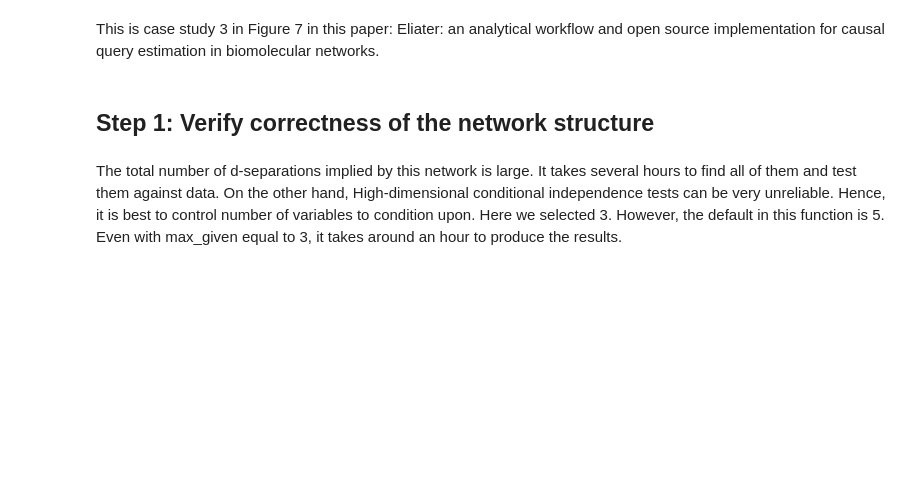
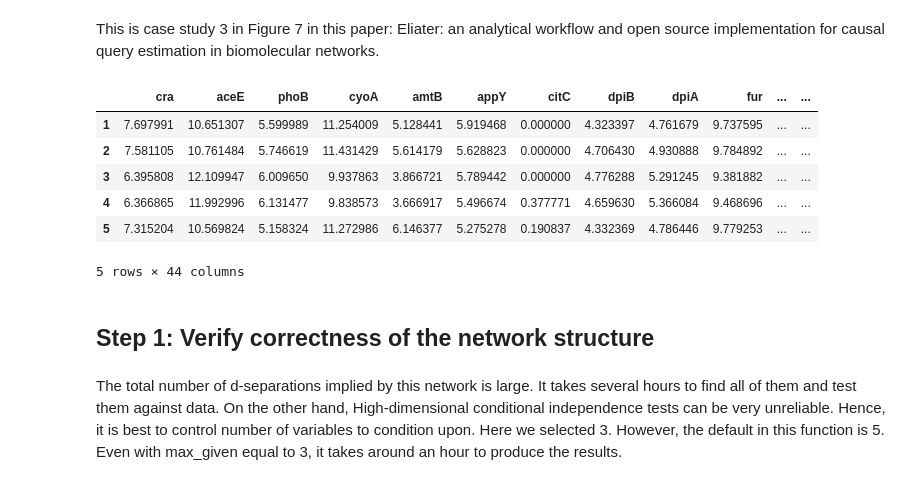
Before and after one commit to y0-causal-inference/eliater, a Jupyter notebook: notebooks/Case_study3_The_EColi.ipynb, the cells around one changed output. Saved outputs shown, nothing was run; the diff lists cells and outputs as text; code cells hidden in the pictures; blank space fills up the shorter version.

```diff
--- a/notebooks/Case_study3_The_EColi.ipynb
+++ b/notebooks/Case_study3_The_EColi.ipynb
@@ -108,12 +37,19 @@ graph = NxMixedGraph.from_str_adj(
 # %%
 # Get the data
+# TODO: Change from local path to Github url
 data = pd.read_csv(
-    "~/Github/eliater/src/eliater/data/EColi_obs_data.csv",
-    index_col=False,
+    "C:\\Users\\pnava\\PycharmProjects\\eliater\\src\\eliater\\data\\EColi_obs_data.csv",
+    index_col=0,
 )
-data_discrete = pd.read_csv(
-    "~/Github/eliater/src/eliater/data/EColi_obs_data_discrete.csv",
-    index_col=False,
-)
+# %%
+data.head()
+# %% [output]
+|  | cra | aceE | phoB | cyoA | amtB | appY | citC | dpiB | dpiA | fur | ... | ... |
+| 1 | 7.697991 | 10.651307 | 5.599989 | 11.254009 | 5.128441 | 5.919468 | 0.000000 | 4.323397 | 4.761679 | 9.737595 | ... | ... |
+| 2 | 7.581105 | 10.761484 | 5.746619 | 11.431429 | 5.614179 | 5.628823 | 0.000000 | 4.706430 | 4.930888 | 9.784892 | ... | ... |
+| 3 | 6.395808 | 12.109947 | 6.009650 | 9.937863 | 3.866721 | 5.789442 | 0.000000 | 4.776288 | 5.291245 | 9.381882 | ... | ... |
+| 4 | 6.366865 | 11.992996 | 6.131477 | 9.838573 | 3.666917 | 5.496674 | 0.377771 | 4.659630 | 5.366084 | 9.468696 | ... | ... |
+| 5 | 7.315204 | 10.569824 | 5.158324 | 11.272986 | 6.146377 | 5.275278 | 0.190837 | 4.332369 | 4.786446 | 9.779253 | ... | ... |
+5 rows × 44 columns
 # %% [markdown]
 ## Step 1: Verify correctness of the network structure
```
Also changed, not shown: parts of 20 cells of this notebook, 6 other files.
